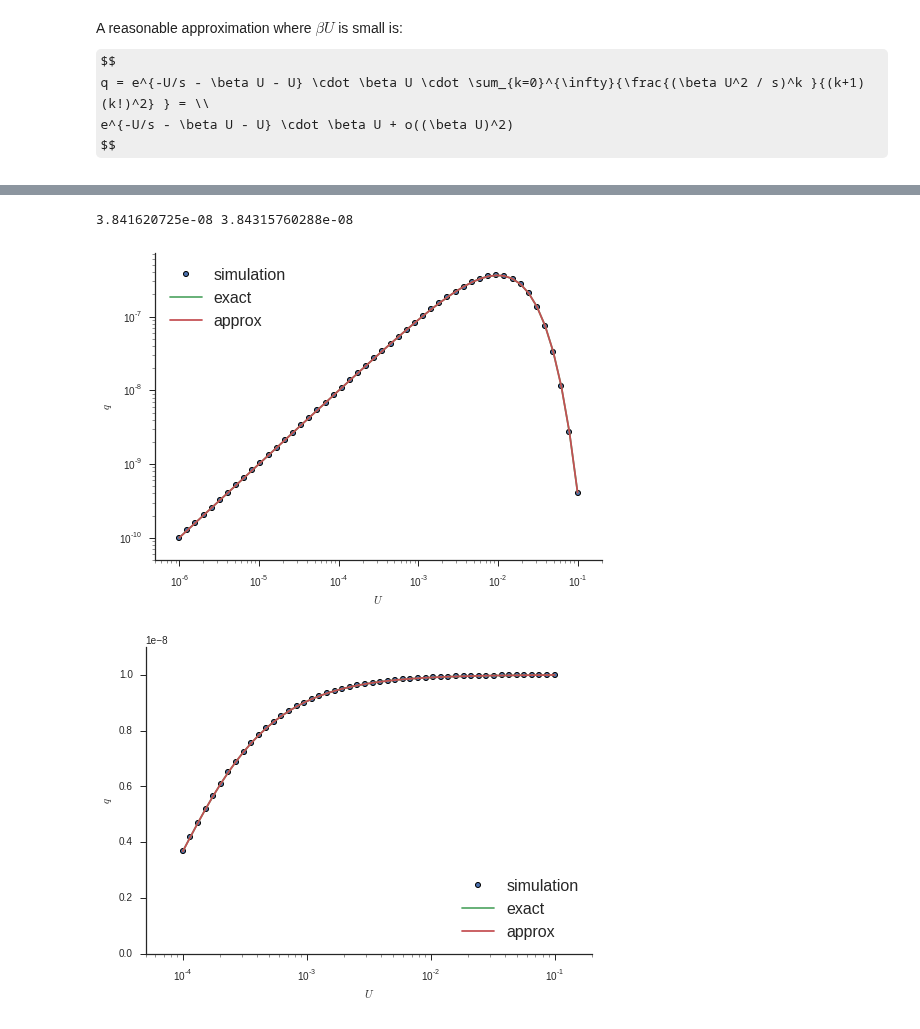
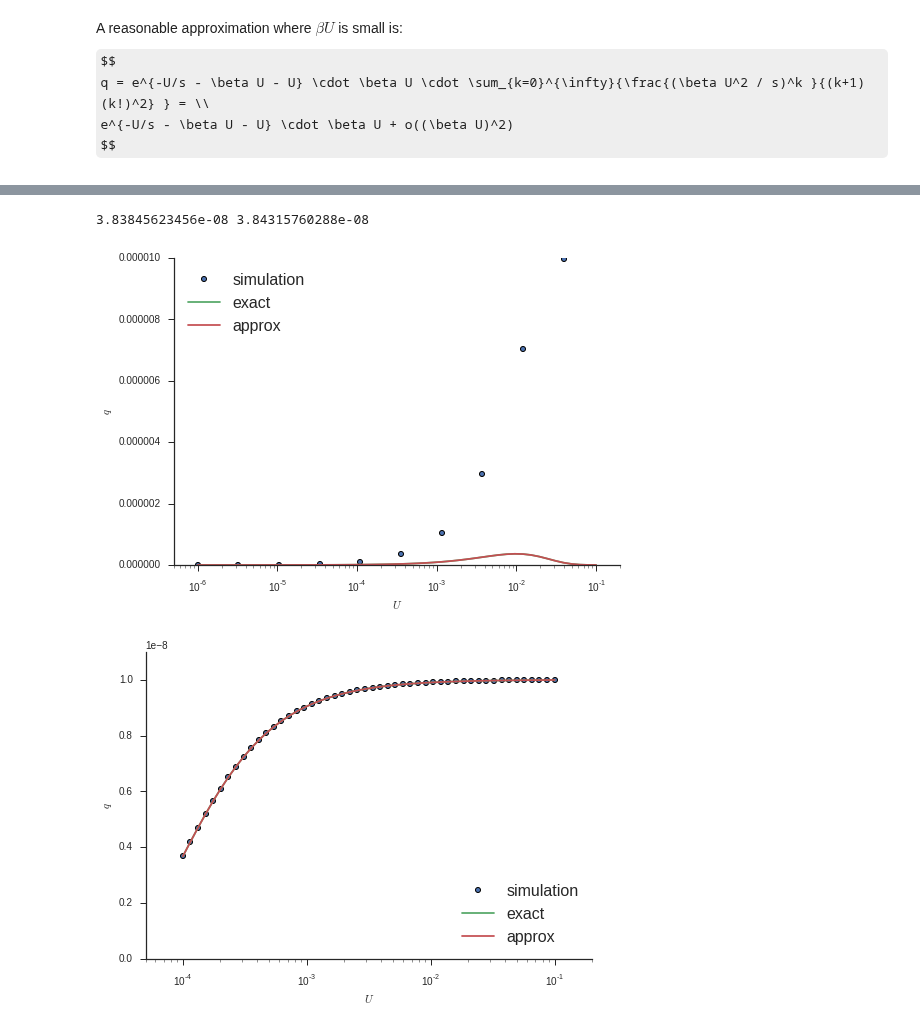
Before and after one commit to yoavram/mamba, a Jupyter notebook: simarba/adaptation model.ipynb, the cells around one changed output, grey strips where cells are left out. Cells and saved outputs as stored; diff of their text form; code cells hidden in the pictures; some formulas as TeX source.

```diff
--- a/simarba/adaptation model.ipynb
+++ b/simarba/adaptation model.ipynb
@@ -24,5 +25,7 @@ s=0.1
 N=1e6
 beta=1/50000.
 r=0.
+pi=0
+tau=1
 assert r == 0, "Recombination not implemented"
 # %%
@@ -61,14 +77,19 @@ def evolve(t, p, condition, N, S, dM, bM, verbose=True):
         W = [S.dot(p).sum()]
         P = [p.copy()]
     while condition(t,p):
+        assert all(p >= 0), "frequencies vector must be non-negative (tick %d)"%t
         p[:] = S.dot(p)
+        assert all(p >= 0), "frequencies vector must be non-negative (tick %d)"%t
         p[:] = dM.dot(p)
+        assert all(p >= 0), "frequencies vector must be non-negative (tick %d)"%t
         p[:] = bM.dot(p)
+        assert all(p >= 0), "frequencies vector must be non-negative (tick %d)"%t
         p[:] /= p.sum()
+        assert allclose(p.sum(), 1), "frequencies vector must sum to one (tick %d)"%t
 
         if N > 0:
             p[:] = multinomial(N, p) / float(N)
-        assert allclose(p.sum(), 1), "frequencies vector must sum to one"
+        assert allclose(p.sum(), 1), "frequencies vector must sum to one (tick %d)"%t
         t += 1
         if verbose:
             W.append(S.dot(p).sum())
@@ -219,11 +238,16 @@ print q2(U,s,beta)
 # %%
-def simulation(N,U,s,beta,G):
-    dM = del_mut_mat(U,G)
-    bM = ben_mut_mat(beta,U,G)
+def simulation(N,U,s,beta,G,pi=0,tau=1):
+    dM = del_mut_mat(U,G,pi,tau)
+    bM = ben_mut_mat(beta,U,G,pi,tau)
     S = sel_mat(s,G)
 
+    ## initialize
+    MSB_ticks = int(log(0.001) / log(1 - s)) * 5
+    p = zeros(G)
+    p[0] = 1.0
+
     ## MSB
-    p = stats.poisson(U/s).pmf(range(G))
+    t,P,W = evolve(0, p, lambda t,p: t < MSB_ticks, N, S, dM, bM)
 
     p[1:] = p[:-1]
     p[0]  = 0
@@ -233,10 +257,8 @@ def simulation(N,U,s,beta,G):
     return p[0]
 print simulation(N,U,s,beta,G), exp(-U/s) * exp(-beta * U) * beta * U
 # %% [output]
-3.841620725e-08 3.84315760288e-08
+3.83845623456e-08 3.84315760288e-08
 # %%
-N,s,beta,G = 1e6,1e-2,1e-4,10
+N,s,beta,G,pi,tau = 1e6,1e-2,1e-4,10,1,10
 Urange = logspace(-6,-1)
-y1 = array([q1(U_,s,beta) for U_ in Urange])
-y2 = array([q2(U_,s,beta) for U_ in Urange])
-y3 = array([simulation(N,U_,s,beta,G) for U_ in Urange])
+y3 = array([simulation(N,U_,s,beta,G,pi,tau) for U_ in Urange[::5]])
@@ -243,17 +268,17 @@ y3 = array([simulation(N,U_,s,beta,G) for U_ in Urange])
 # %%
-plot(Urange, y3, label='simulation', marker=ERRBAR_MARKER, ls=ERRBAR_LS)
+plot(Urange[::5], y3, label='simulation', marker=ERRBAR_MARKER, ls=ERRBAR_LS)
 plot(Urange, y1, label='exact')
 plot(Urange, y2, label='approx')
 xscale('log')
-yscale('log')
+#yscale('log')
 xlabel('$U$')
 ylabel('$q$')
 xlim(min(Urange)/2, max(Urange)*2)
-ylim(min(y1)/2, max(y1)*2)
+#ylim(min(y1)/2, max(y1)*2)
 legend(loc='upper left');
 sns.despine()
 # %% [output]
-[figure, old version]
+[figure, new version]
 # %%
 U,N,beta,G = 1e-4,1e6,1e-4,10
 srange = logspace(-4,-1)
```
Also changed, not shown: parts of 11 cells of this notebook.
